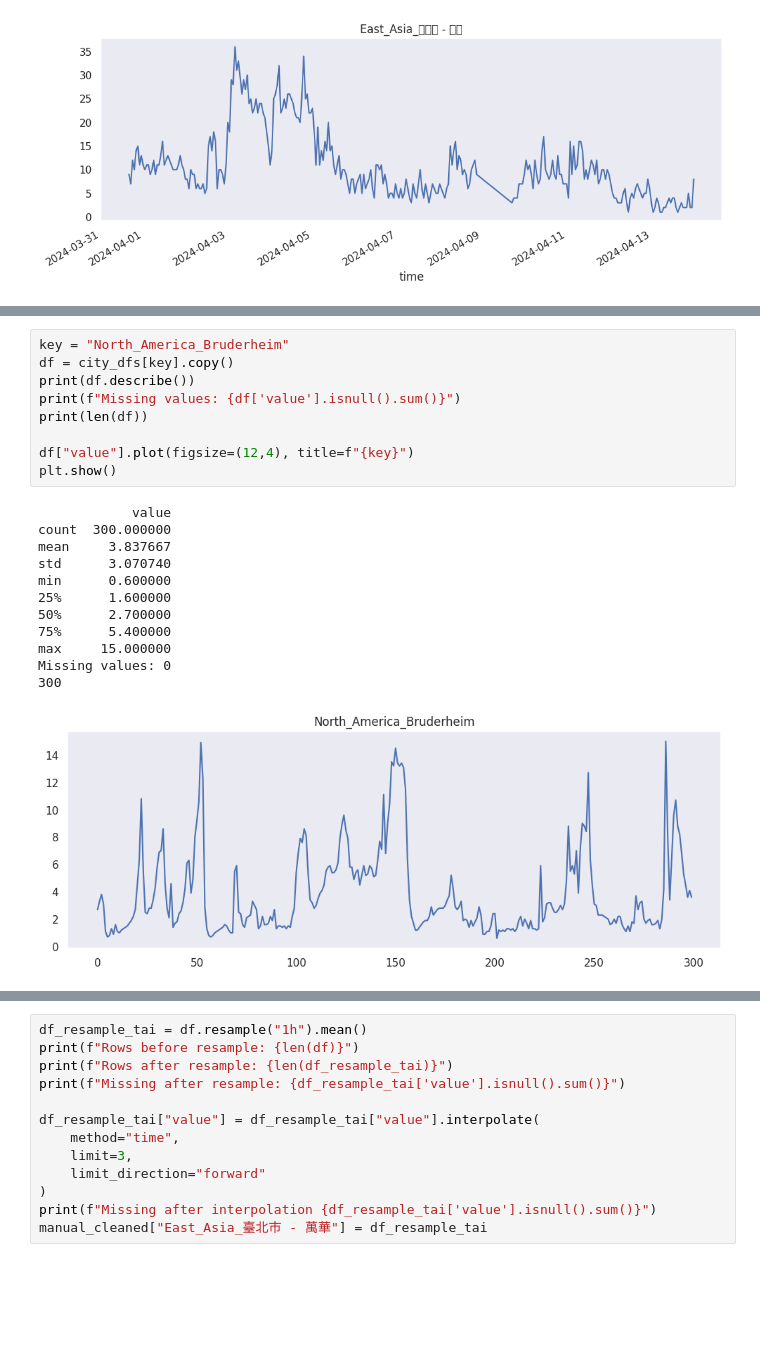
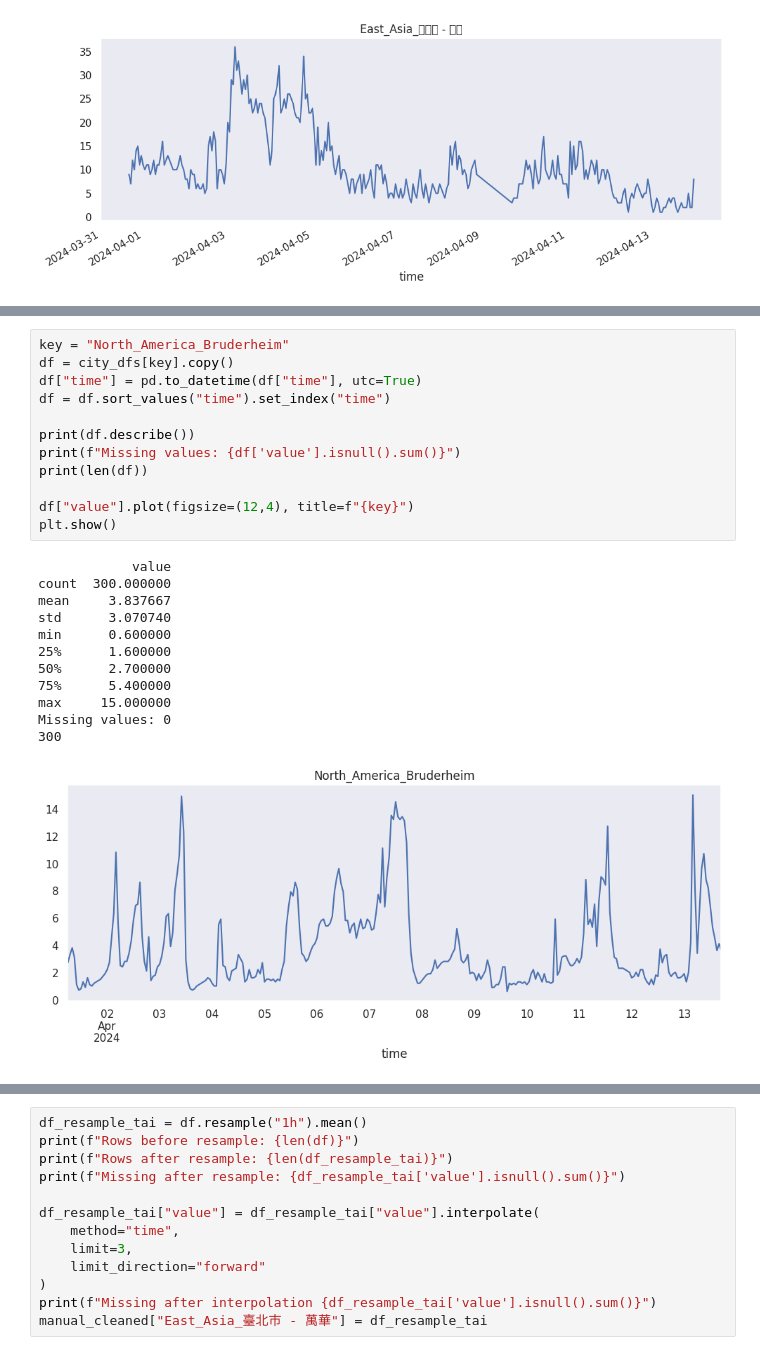
Before and after one commit to hsunh18/aq-ml-pipeline, a Jupyter notebook: REU.ipynb, the cells around one changed output, grey strips where cells are left out. Drawn from its saved outputs; the diff is of its cells as text; blank space fills up the shorter version.

```diff
--- a/REU.ipynb
+++ b/REU.ipynb
@@ -790,25 +790,28 @@ Missing after interpolation 0
 # %%
 key = "North_America_Bruderheim"
 df = city_dfs[key].copy()
+df["time"] = pd.to_datetime(df["time"], utc=True)
+df = df.sort_values("time").set_index("time")
+
 print(df.describe())
 print(f"Missing values: {df['value'].isnull().sum()}")
 print(len(df))
 
 df["value"].plot(figsize=(12,4), title=f"{key}")
 plt.show()
 # %% [output]
             value
 count  300.000000
 mean     3.837667
 std      3.070740
 min      0.600000
 25%      1.600000
 50%      2.700000
 75%      5.400000
 max     15.000000
 Missing values: 0
 300
-[figure, old version]
+[figure, new version]
 # %%
 df_resampled_brun = df.resample("1h").mean()
 print(f"Rows before resample: {len(df)}")
```
Also changed, not shown: parts of 9 cells of this notebook.
